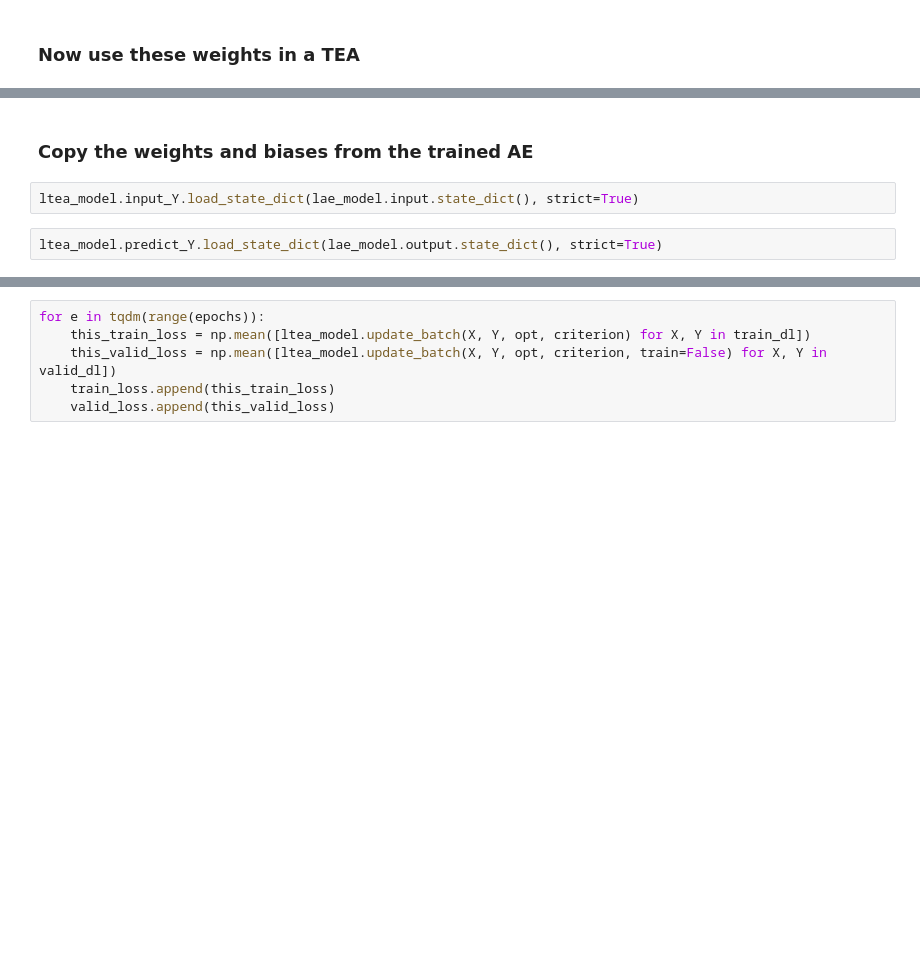
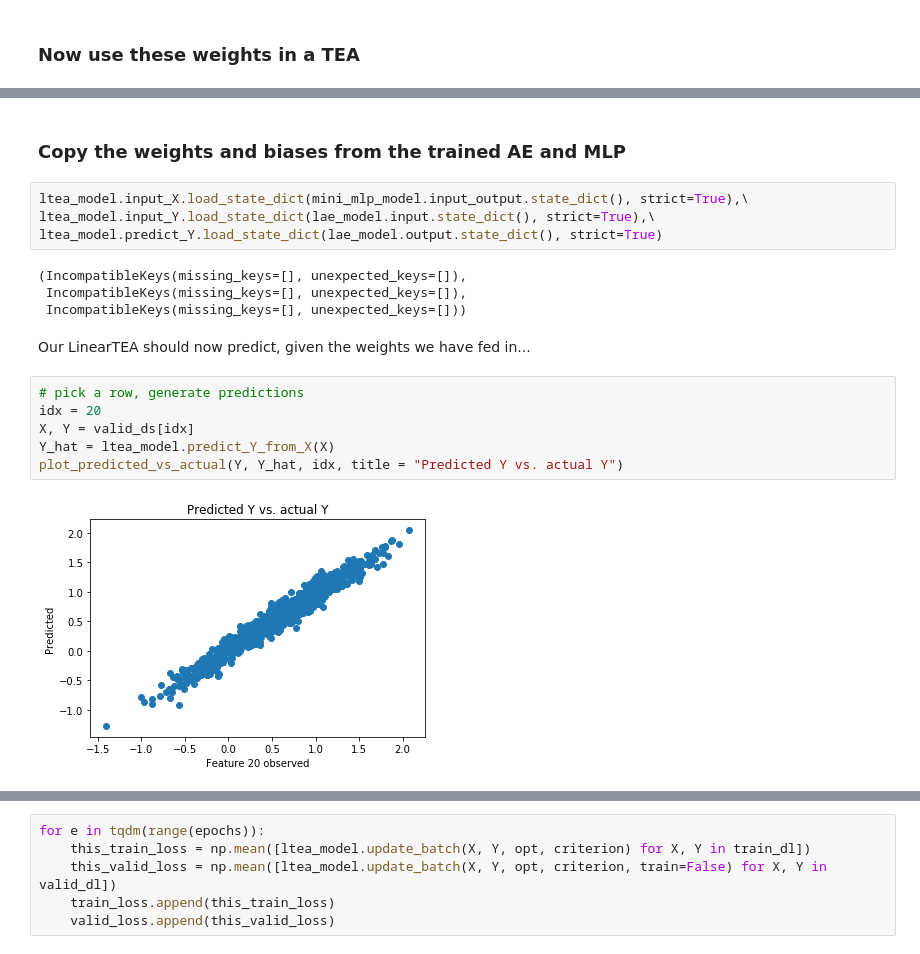
Before and after one commit to notreallyme2/teas, a Jupyter notebook: linear_teas.ipynb, the cells around one changed output, grey strips where cells are left out. Drawn from its saved outputs; the diff is of its cells as text; blank space fills up the shorter version.

```diff
--- a/linear_teas.ipynb
+++ b/linear_teas.ipynb
@@ -157,6 +191,20 @@ ltea_model
 # %% [markdown]
-### Copy the weights and biases from the trained AE
+### Copy the weights and biases from the trained AE and MLP
 # %%
-ltea_model.input_Y.load_state_dict(lae_model.input.state_dict(), strict=True)
+ltea_model.input_X.load_state_dict(mini_mlp_model.input_output.state_dict(), strict=True),\
+ltea_model.input_Y.load_state_dict(lae_model.input.state_dict(), strict=True),\
+ltea_model.predict_Y.load_state_dict(lae_model.output.state_dict(), strict=True)
+# %% [output]
+(IncompatibleKeys(missing_keys=[], unexpected_keys=[]),
+ IncompatibleKeys(missing_keys=[], unexpected_keys=[]),
+ IncompatibleKeys(missing_keys=[], unexpected_keys=[]))
-# %%
-ltea_model.predict_Y.load_state_dict(lae_model.output.state_dict(), strict=True)
+# %% [markdown]
+Our LinearTEA should now predict, given the weights we have fed in...
+# %%
+# pick a row, generate predictions
+idx = 20
+X, Y = valid_ds[idx]
+Y_hat = ltea_model.predict_Y_from_X(X)
+plot_predicted_vs_actual(Y, Y_hat, idx, title = "Predicted Y vs. actual Y")
+# %% [output]
+[figure, added]
```
Also changed, not shown: parts of 19 cells of this notebook, 1 other file.
